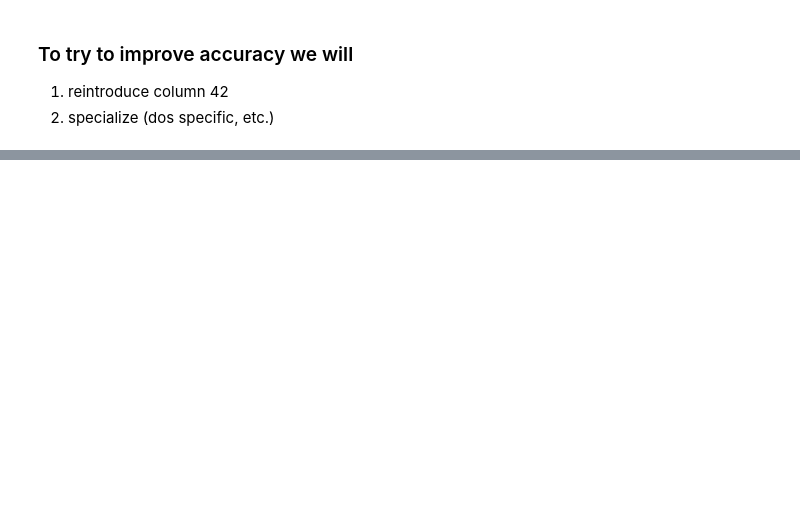
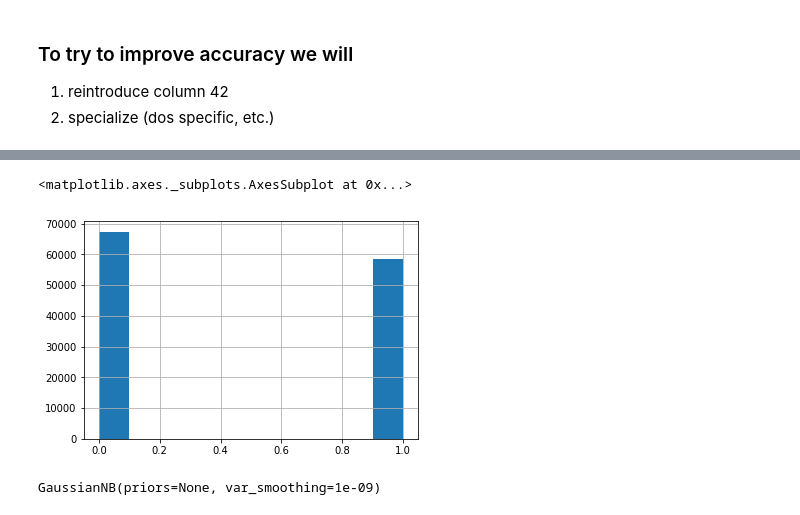
Before and after one commit to sarabranham/CX4240, a Jupyter notebook: Final_Spec.ipynb, the cells around one changed output, grey strips where cells are left out. Cells and saved outputs as stored; diff of their text form; code cells hidden in the pictures; blank space fills up the shorter version.

```diff
--- a/Final_Spec.ipynb
+++ b/Final_Spec.ipynb
@@ -67,0 +205,13 @@ attack_dict = {
+# %%
+#binary_map = dict(zip(train[1].unique(), range(len(train[1].unique()))))
+train = traindata.drop(42, axis=1)
+protocol_map = dict(zip(train[1].unique(), range(len(train[1].unique()))))
+service_map = dict(zip(train[2].unique(), range(len(train[2].unique()))))
+flag_map = dict(zip(train[3].unique(), range(len(train[3].unique()))))
+
+# replace features
+train = train.replace(flag_map)
+train = train.replace(protocol_map)
+train = train.replace(service_map)
+
+train.head()
@@ -67,0 +226,20 @@ attack_dict = {
+# %%
+binary_dict = {}
+for a in train[41].unique():
+    binary_dict[a] = 0 if a == 'normal' else 1
+
+train = train.replace(binary_dict)
+# %%
+train[41].hist()
+# %% [output]
+<matplotlib.axes._subplots.AxesSubplot at 0x...>
+[figure, added]
+# %%
+X = train.iloc[:,0:41]
+Y_train = train.iloc[:,41]
+scaler = Normalizer().fit(X)
+X_train = scaler.transform(X)
+model = GaussianNB()
+model.fit(X_train, Y_train)
+# %% [output]
+GaussianNB(priors=None, var_smoothing=1e-09)
```
Also changed, not shown: parts of 22 cells of this notebook, 2 other files.
